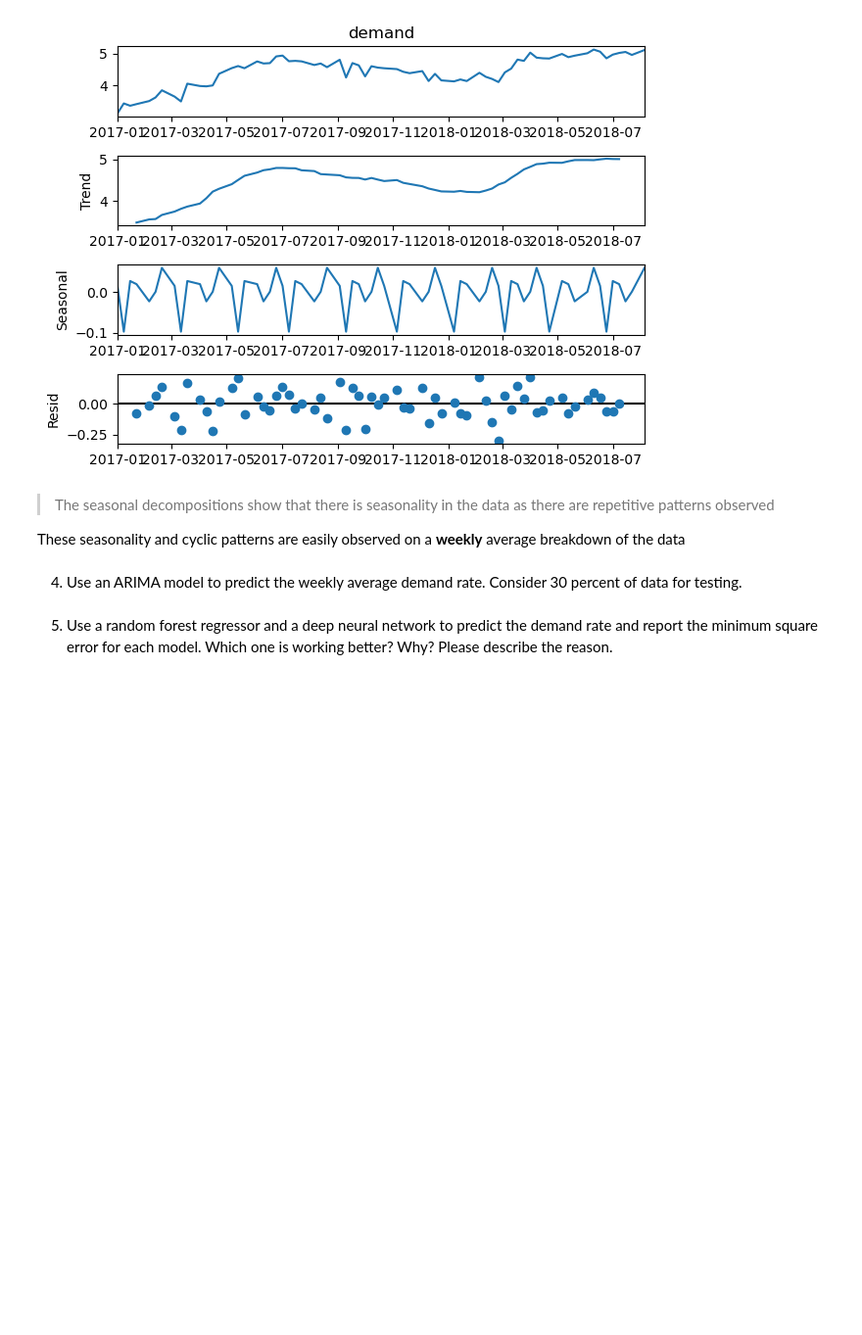
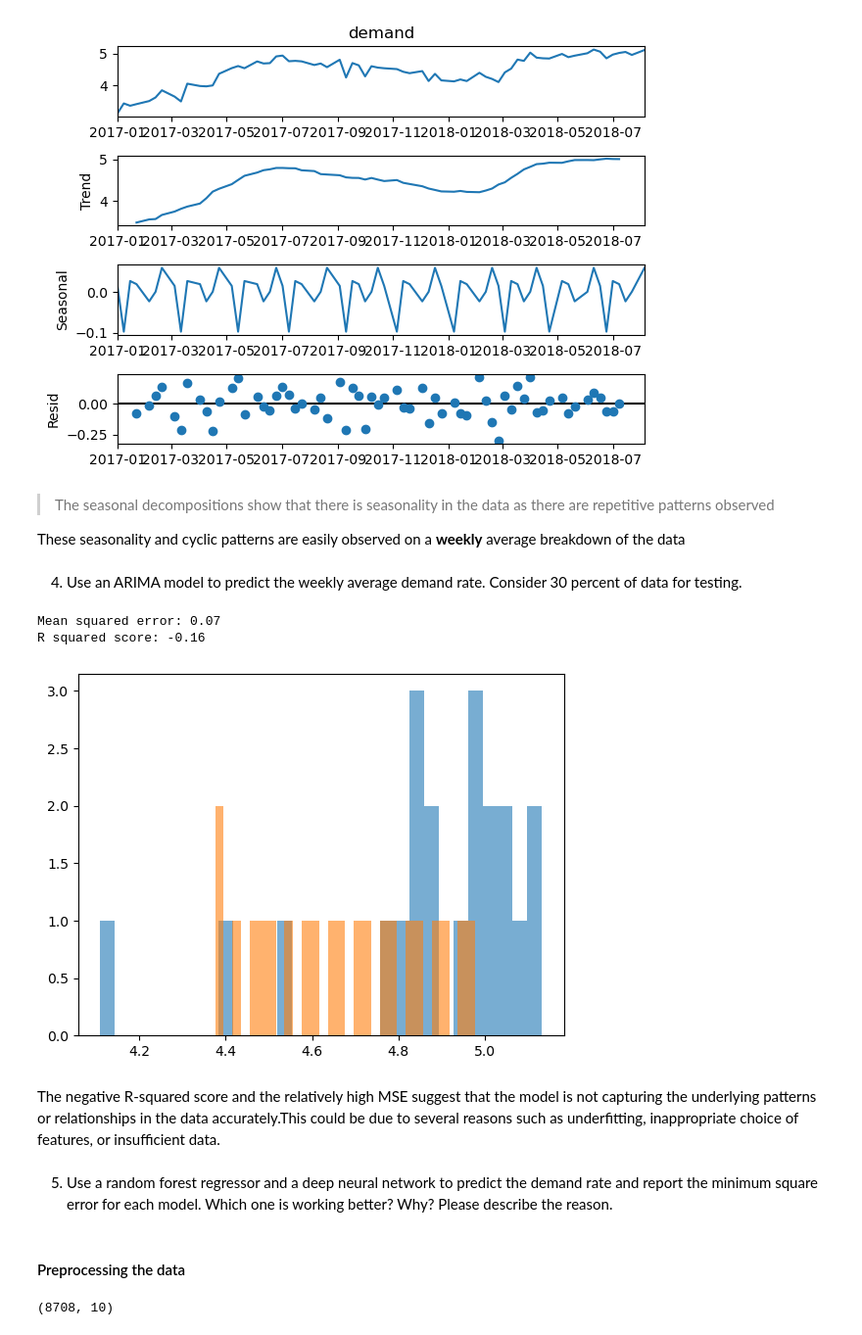
Before and after one commit to UChisom/ml_time_series_analysis, a Jupyter notebook: db_time_series_analysis.ipynb, the cells around one changed output. Shown: that part at 98% size. Cells and saved outputs as stored; diff of their text form; code cells hidden in the pictures; blank space fills up the shorter version.

```diff
--- a/db_time_series_analysis.ipynb
+++ b/db_time_series_analysis.ipynb
@@ -839,13 +855,13 @@ from sklearn.metrics import mean_squared_error, r2_score
 # %%
 # get the weekly average demand
 arima_df = df.set_index('timestamp')
-weekly_data = arima_df.resample('W').mean()
-weekly_data.dropna(inplace=True)
+arima_df = arima_df.resample('W').mean()
+arima_df.dropna(inplace=True, how='all')
 
 # split the data into training and test sets
-train_size = int(0.7*len(weekly_data))  # calculate the training data size
+train_size = int(0.7*len(arima_df))  # calculate the training data size
 
-train_data = weekly_data.iloc[:train_size].demand.values
-test_data = weekly_data.iloc[train_size:].demand.values
+train_data = arima_df.iloc[:train_size].demand.values
+test_data = arima_df.iloc[train_size:].demand.values
 # %%
 # build the arima model
@@ -858,6 +875,16 @@ preds = result.predict(start=int(train_data.shape[0])+1, end=int(test_data.shape
 # %%
 print('Mean squared error: %.2f' % mean_squared_error(test_data, preds))
 print('R squared score: %.2f ' % r2_score(test_data, preds))
+# %% [output]
+Mean squared error: 0.07
+R squared score: -0.16
+# %%
+plt.hist(test_data, bins =30, alpha=0.6)
+plt.hist(preds, bins =30, alpha=0.6);
+# %% [output]
+[figure, added]
+# %% [markdown]
+The negative R-squared score and the relatively high MSE suggest that the model is not capturing the underlying patterns or relationships in the data accurately.This could be due to several reasons such as underfitting, inappropriate choice of features, or insufficient data.
 # %% [markdown]
 5. Use a random forest regressor and a deep neural network to predict the demand rate and report the minimum square error for each model. Which one is working better? Why? Please describe the reason.
 # %%
@@ -865,2 +895,8 @@ from sklearn.ensemble import RandomForestClassifier
 from sklearn.model_selection import train_test_split
 import numpy as np
+# %% [markdown]
+#### Preprocessing the data
+# %%
+df.shape
+# %% [output]
+(8708, 10)
```
Also changed, not shown: parts of 53 cells of this notebook, 1 other file.
